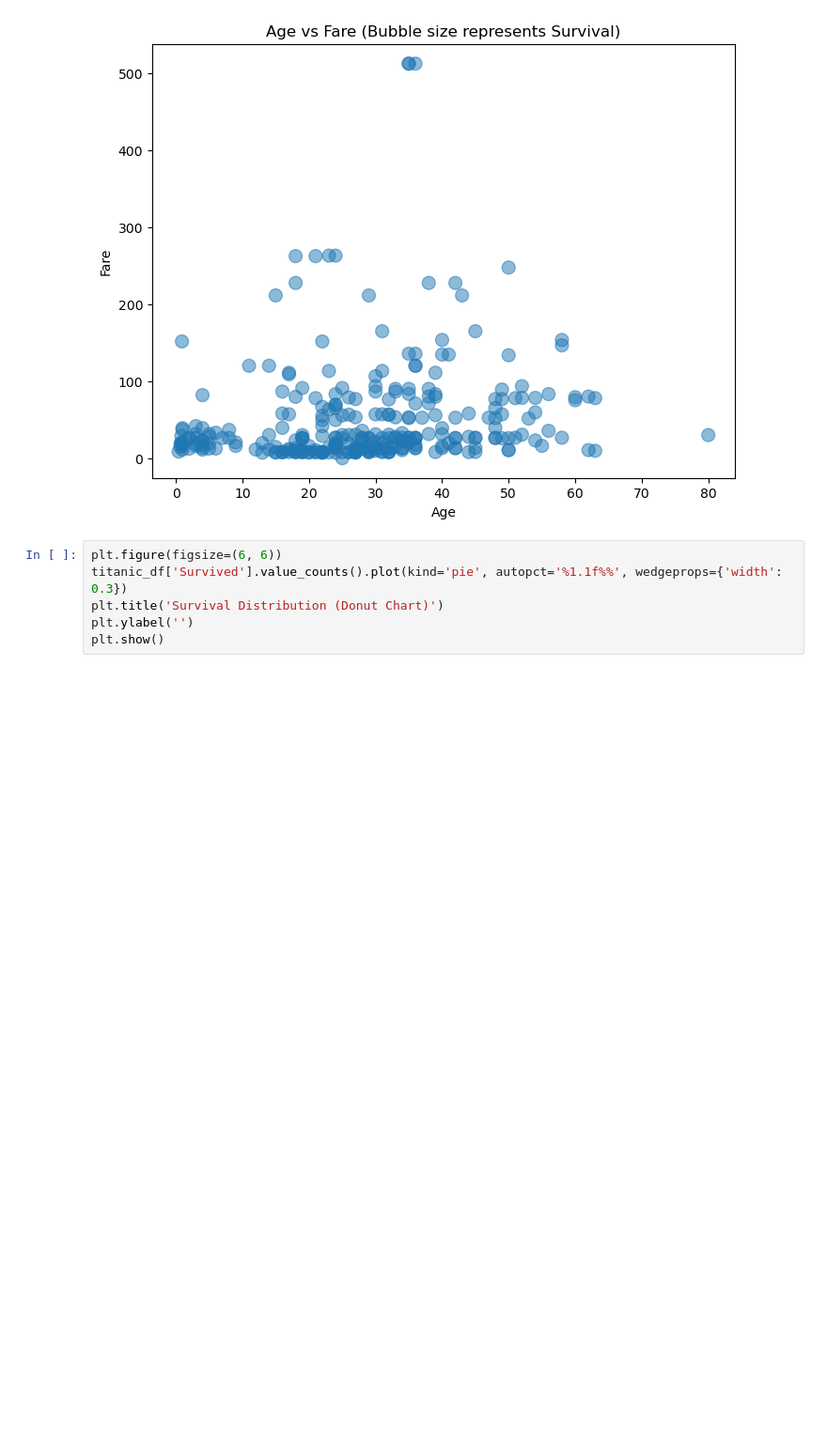
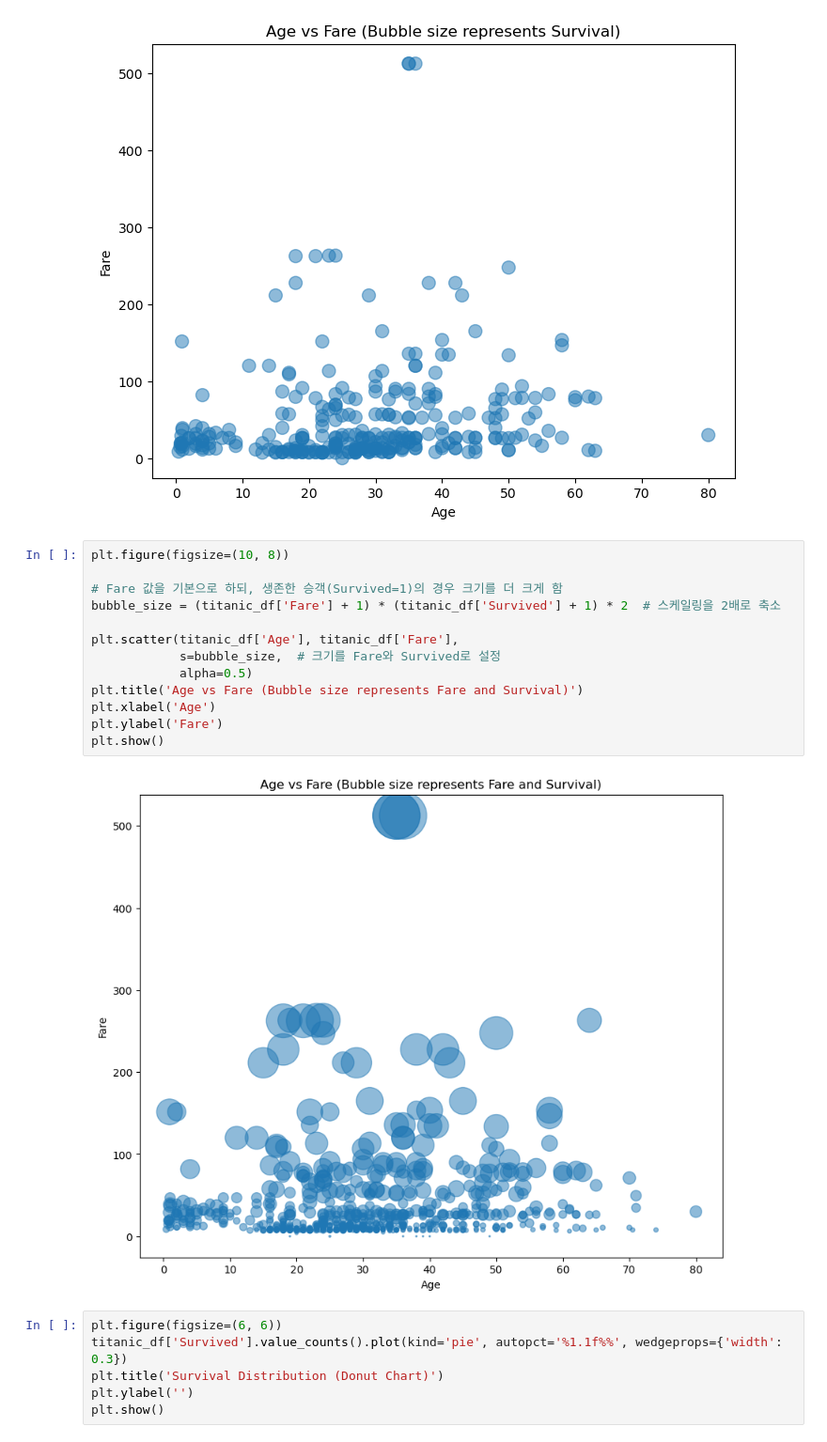
Before and after one commit to YangGuiBee/ML, a Jupyter notebook: TextBook-09/ex09.ipynb, the cells around one changed output. Shown at 94% size. Saved outputs shown, nothing was run; the diff lists cells and outputs as text; blank space fills up the shorter version.

```diff
--- a/TextBook-09/ex09.ipynb
+++ b/TextBook-09/ex09.ipynb
@@ -151,6 +151,21 @@ plt.ylabel('Fare')
 plt.show()
 # %% [output]
 [figure]
+# %%
+plt.figure(figsize=(10, 8))
+
+# Fare 값을 기본으로 하되, 생존한 승객(Survived=1)의 경우 크기를 더 크게 함
+bubble_size = (titanic_df['Fare'] + 1) * (titanic_df['Survived'] + 1) * 2  # 스케일링을 2배로 축소
+
+plt.scatter(titanic_df['Age'], titanic_df['Fare'],
+            s=bubble_size,  # 크기를 Fare와 Survived로 설정
+            alpha=0.5)
+plt.title('Age vs Fare (Bubble size represents Fare and Survival)')
+plt.xlabel('Age')
+plt.ylabel('Fare')
+plt.show()
+# %% [output]
+[figure, added]
 # %%
 plt.figure(figsize=(6, 6))
 titanic_df['Survived'].value_counts().plot(kind='pie', autopct='%1.1f%%', wedgeprops={'width': 0.3})
```
